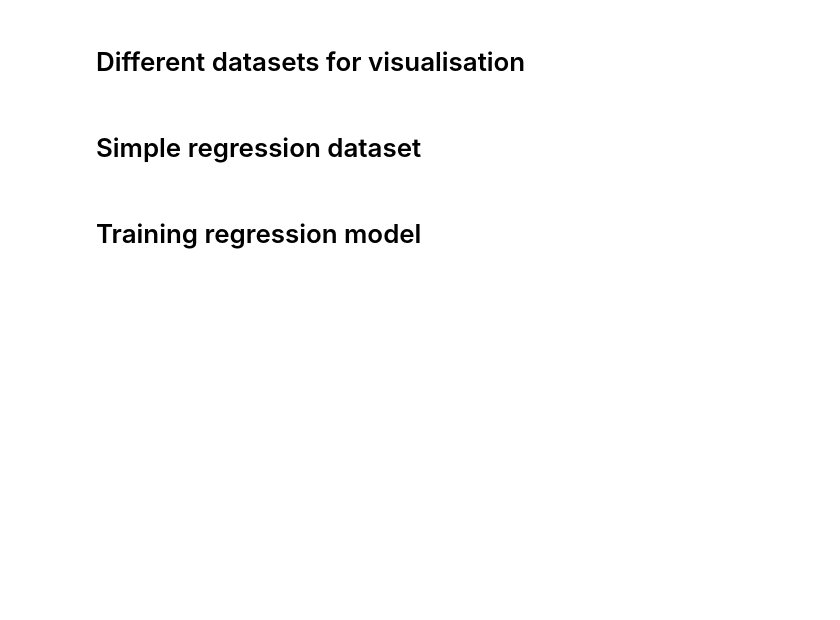
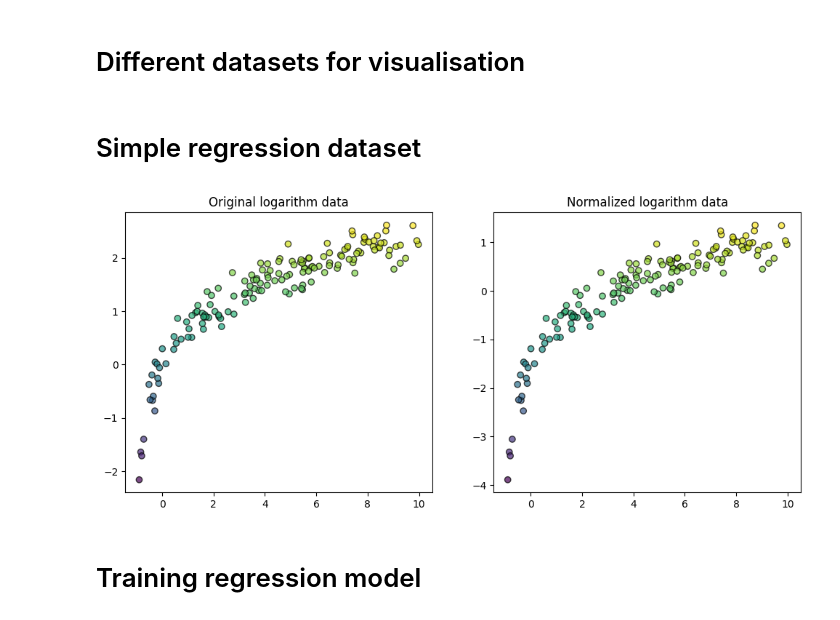
Before and after one commit to glovric/DLFS, a Jupyter notebook: visualisation/DenseRegViz.ipynb, the cells around one changed output. Cells and saved outputs as stored; diff of their text form; code cells hidden in the pictures; blank space fills up the shorter version.

```diff
--- a/visualisation/DenseRegViz.ipynb
+++ b/visualisation/DenseRegViz.ipynb
@@ -43,23 +125,35 @@ dataset_dict = {
 # %%
 from sklearn.preprocessing import StandardScaler
 
 dataset = "logarithm"
-X, y = dataset_dict[dataset]
+n_samples = 150
+n_features = 1
+noise = 0.2
 
-fig, ax = plt.subplots(nrows=1, ncols=2, figsize=(12, 5))
+X, y, true_f = datasets[dataset](n_samples, n_features, noise)
 
-ax[0].scatter(X, y, c=y, edgecolors="k", alpha=0.7)
-ax[0].set_title("Original data")
+if n_features == 1:
 
-scaler_X = StandardScaler()
-scaler_y = StandardScaler()
-X_scaled = scaler_X.fit_transform(X.reshape(-1, 1))
-y_scaled = scaler_y.fit_transform(y.reshape(-1, 1))
+    X = X.reshape(-1, 1)
 
-ax[1].scatter(X_scaled, y_scaled, c=y_scaled, edgecolors="k", alpha=0.7)
-ax[1].set_title("Normalized data")
+    scaler_y = StandardScaler()
+    y_scaled = scaler_y.fit_transform(y.reshape(-1, 1))
 
-plt.show()
+    fig, ax = plt.subplots(nrows=1, ncols=2, figsize=(12, 5))
+
+    ax[0].scatter(X, y, c=y, edgecolors="k", alpha=0.7)
+    ax[0].set_title(f"Original {dataset} data")
+    ax[1].scatter(X, y_scaled, c=y_scaled, edgecolors="k", alpha=0.7)
+    ax[1].set_title(f"Normalized {dataset} data")
+
+    plt.show()
+
+elif n_features == 2:
+    title = f"{str.capitalize(dataset)} data"
+    fig = plot_3d_regression(X, y, true_f, title)
+    fig.show()
+# %% [output]
+[figure, added]
 # %% [markdown]
 # Training regression model
 # %%
```
Also changed, not shown: parts of 16 cells of this notebook.
